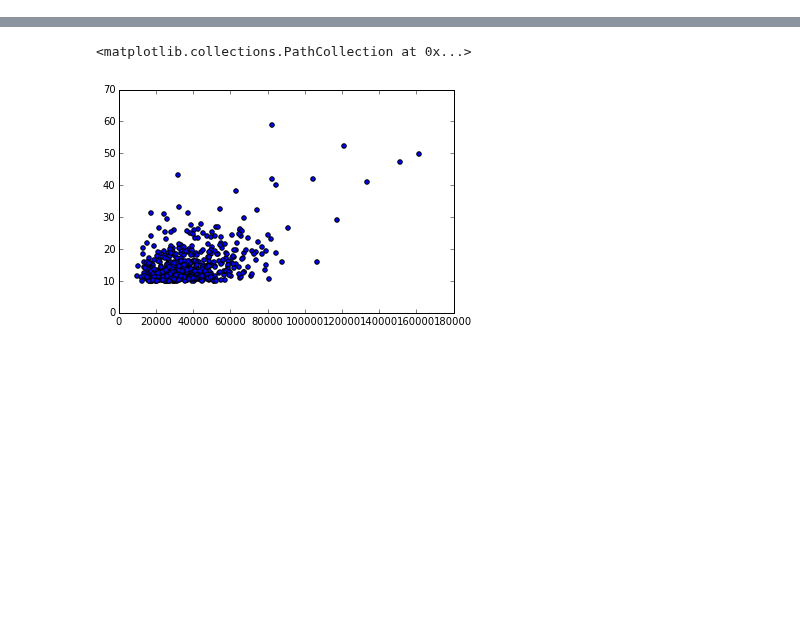
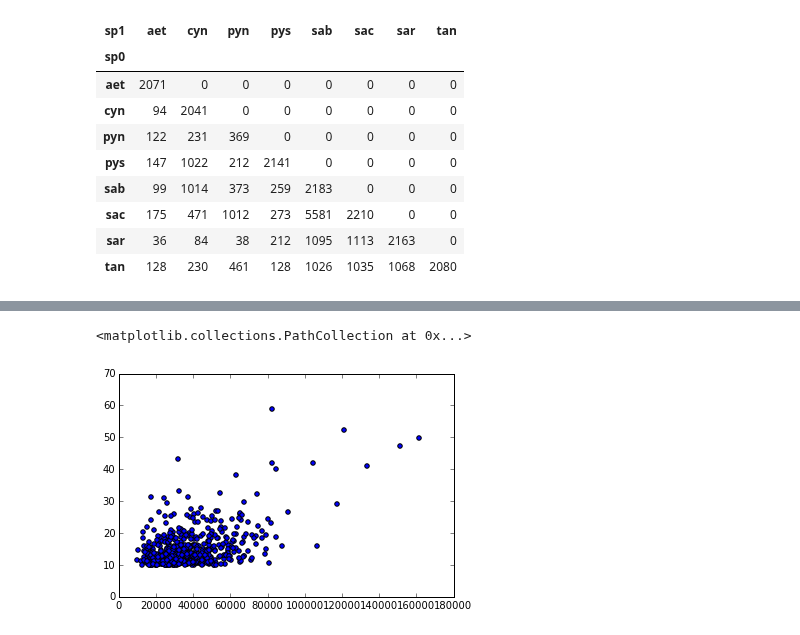
Before and after one commit to peterdfields/hs_vervet, a Jupyter notebook: notebooks/20141204_163_haplotype_sharing.ipynb, the cells around one changed output, grey strips where cells are left out. Cells and saved outputs as stored; diff of their text form; code cells hidden in the pictures; blank space fills up the shorter version.

```diff
--- a/notebooks/20141204_163_haplotype_sharing.ipynb
+++ b/notebooks/20141204_163_haplotype_sharing.ipynb
@@ -16,6 +16,8 @@ eu = os.path.expanduser
 jn = os.path.join
 meta_dir = eu("~/vervet_project/metadata")
 var_ana_dir = eu("~/vervet_project/analyses/20140403_UnifiedGenotyper_ref3500_non_VRC/_data")
+# %%
+autosomes = ["CAE"+str(i) for i in range(1,30)]
 # %%
 import ast
 def str_to_dic(s):
@@ -52,3 +38,25 @@ mt[mt["pop3"]=="Chlorocebus tantalus"]
 # %%
 ghana = "VGHA1001"
 tan = "AGM141"
+# %%
+def get_ibd_df(chrom):
+    ibd_df = pd.read_csv(jn(var_ana_dir,"GATK_UG_163NonVRC_ref3500_snp_{}_excluding_filtered2_beagle2.ibd".format(chrom)),
+                     sep="\t",names=["id0","strd0","id1","strd1","chrom","start","end","lod"])
+    ibd_df["length"] = ibd_df["end"] -ibd_df["start"]
+    ibd_df["sp0"] = [s for s in  mt.ix[ibd_df["id0"]]["pop3"].values]
+    ibd_df["sp1"] = [s for s in  mt.ix[ibd_df["id1"]]["pop3"].values]
+    return ibd_df
+# %%
+def get_n_and_max_len(chrom):
+    ibd_df = get_ibd_df(chrom)
+    pop3_group = ibd_df.groupby(["sp0","sp1"])
+    max_len_kb = get_max_len_kb(pop3_group)
+    n_shared_per_comparison = get_n_shared_per_comparison(pop3_group)
+    return max_len_kb, n_shared_per_comparison
+# %%
+tot_max_len_kb, tot_n_shared_per_comparison = get_n_and_max_len("CAE1")
+
+for chrom in autosomes[1:]:
+    max_len_kb, n_shared_per_comparison = get_n_and_max_len(chrom)
+    tot_n_shared_per_comparison += n_shared_per_comparison
+    tot_max_len_kb = tot_max_len_kb*(tot_max_len_kb>max_len_kb) + max_len_kb * (tot_max_len_kb<=max_len_kb)
@@ -54,0 +165,13 @@ tan = "AGM141"
+# %%
+tot_max_len_kb
+# %% [output]
+| sp1 | aet | cyn | pyn | pys | sab | sac | sar | tan |
+| sp0 |  |  |  |  |  |  |  |  |
+| aet | 2071 | 0 | 0 | 0 | 0 | 0 | 0 | 0 |
+| cyn | 94 | 2041 | 0 | 0 | 0 | 0 | 0 | 0 |
+| pyn | 122 | 231 | 369 | 0 | 0 | 0 | 0 | 0 |
+| pys | 147 | 1022 | 212 | 2141 | 0 | 0 | 0 | 0 |
+| sab | 99 | 1014 | 373 | 259 | 2183 | 0 | 0 | 0 |
+| sac | 175 | 471 | 1012 | 273 | 5581 | 2210 | 0 | 0 |
+| sar | 36 | 84 | 38 | 212 | 1095 | 1113 | 2163 | 0 |
+| tan | 128 | 230 | 461 | 128 | 1026 | 1035 | 1068 | 2080 |
```
Also changed, not shown: parts of 18 cells of this notebook, 2 other files.
